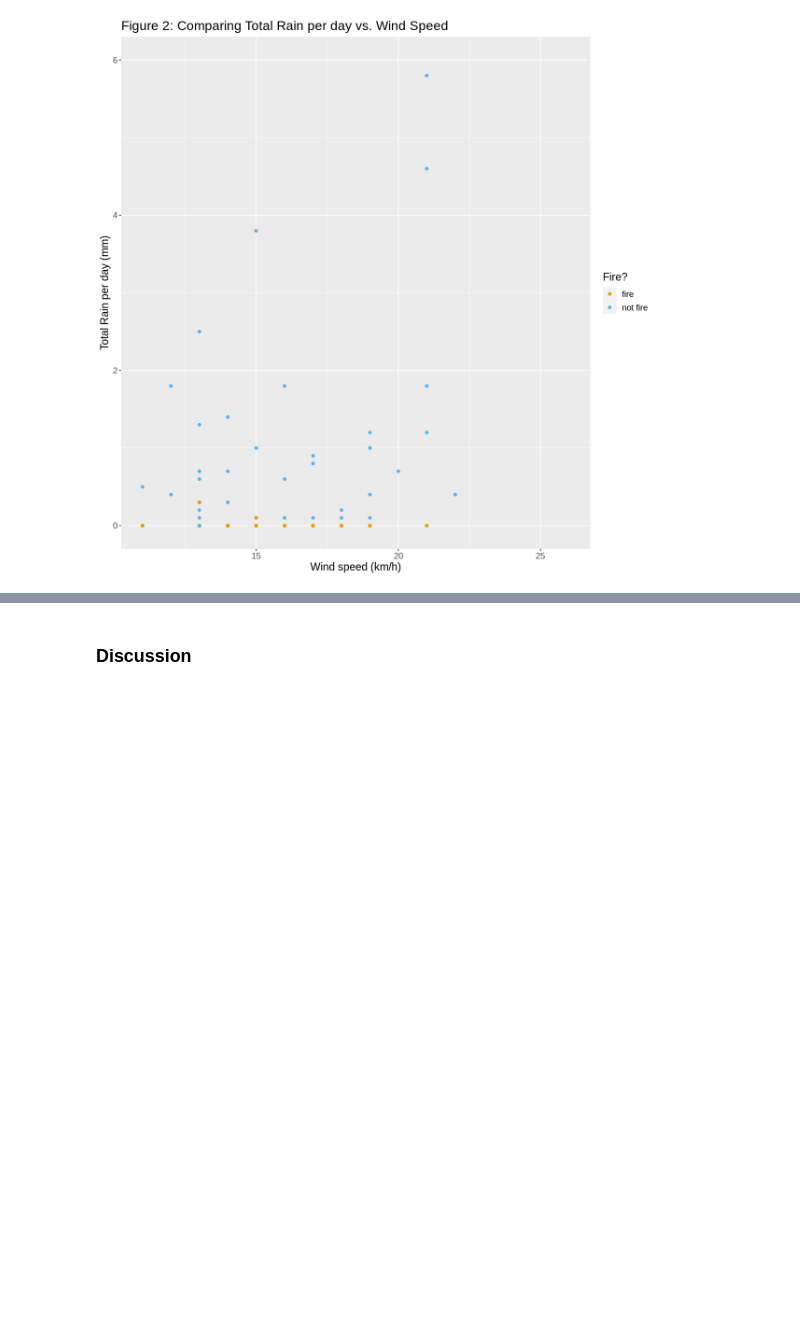
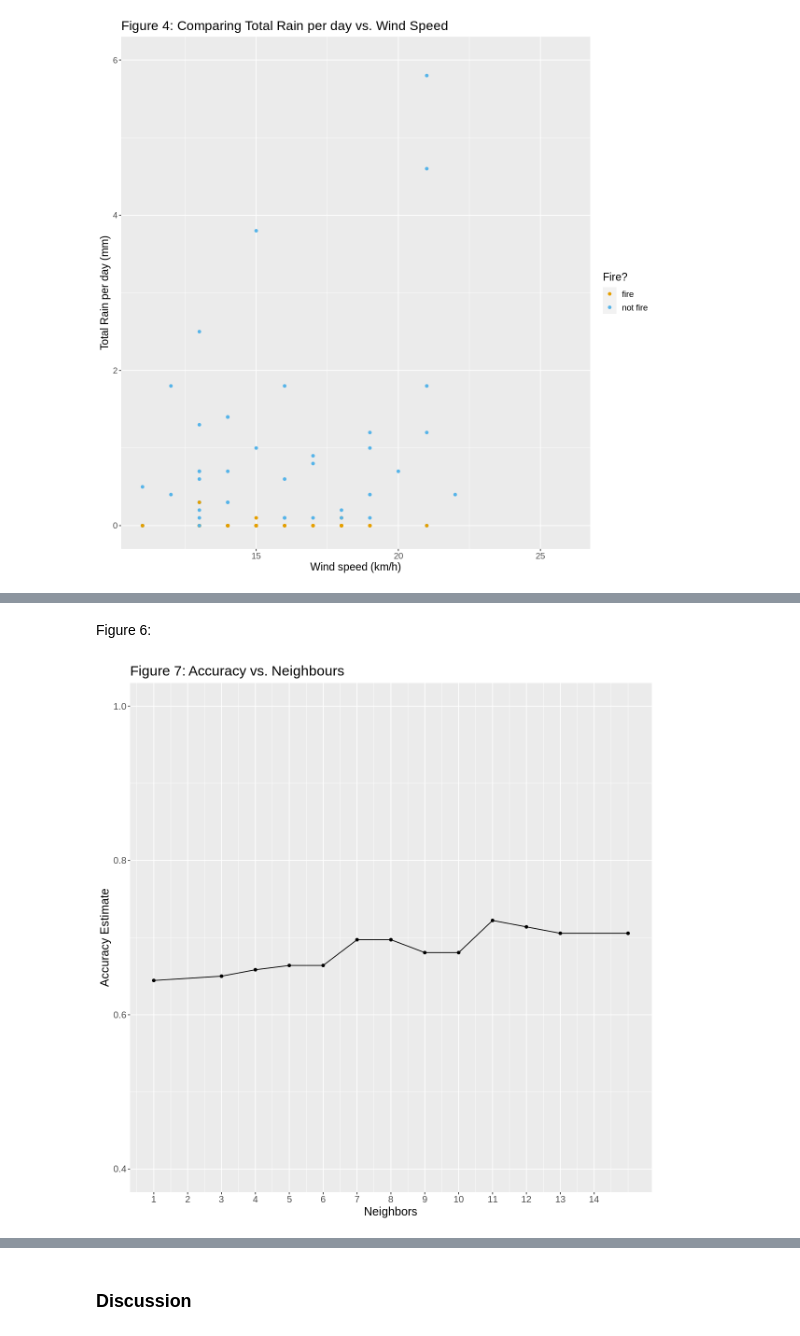
Before and after one commit to lufinot/DTSC-G18-V2, a Jupyter notebook: projectt.ipynb, the cells around one changed output, grey strips where cells are left out. Saved outputs shown, nothing was run; the diff lists cells and outputs as text; code cells hidden in the pictures; blank space fills up the shorter version.

Commit message:
Added figure name to the tables

```diff
--- a/projectt.ipynb
+++ b/projectt.ipynb
@@ -255,3 +248,18 @@ A tibble: 6 × 7
+# %% [markdown]
+Figure 6:
+# %%
+#plotting accuracy vs. neighbours to see which K value gives the highest accuracy
+cross_val_plot <- ggplot(accuracies, aes(x = neighbors, y = mean))+
+       geom_point() +
+       geom_line() +
+       labs(x = "Neighbors", y = "Accuracy Estimate") +
+       scale_x_continuous(breaks = seq(0, 14, by = 1)) +  # adjusting the x-axis
+       scale_y_continuous(limits = c(0.4, 1.0)) + # adjusting the y-axis
+       ggtitle("Figure 7: Accuracy vs. Neighbours")+
+       theme(text=element_text(size=15))
+cross_val_plot
+# %% [output]
+[figure, added]
 # %%
 #evaluating our classifers accuracy with the number of K neighbors that we found
 fire_spec <- nearest_neighbor(weight_func = "rectangular", neighbors = 11) %>%
```
Also changed, not shown: parts of 12 cells of this notebook.
